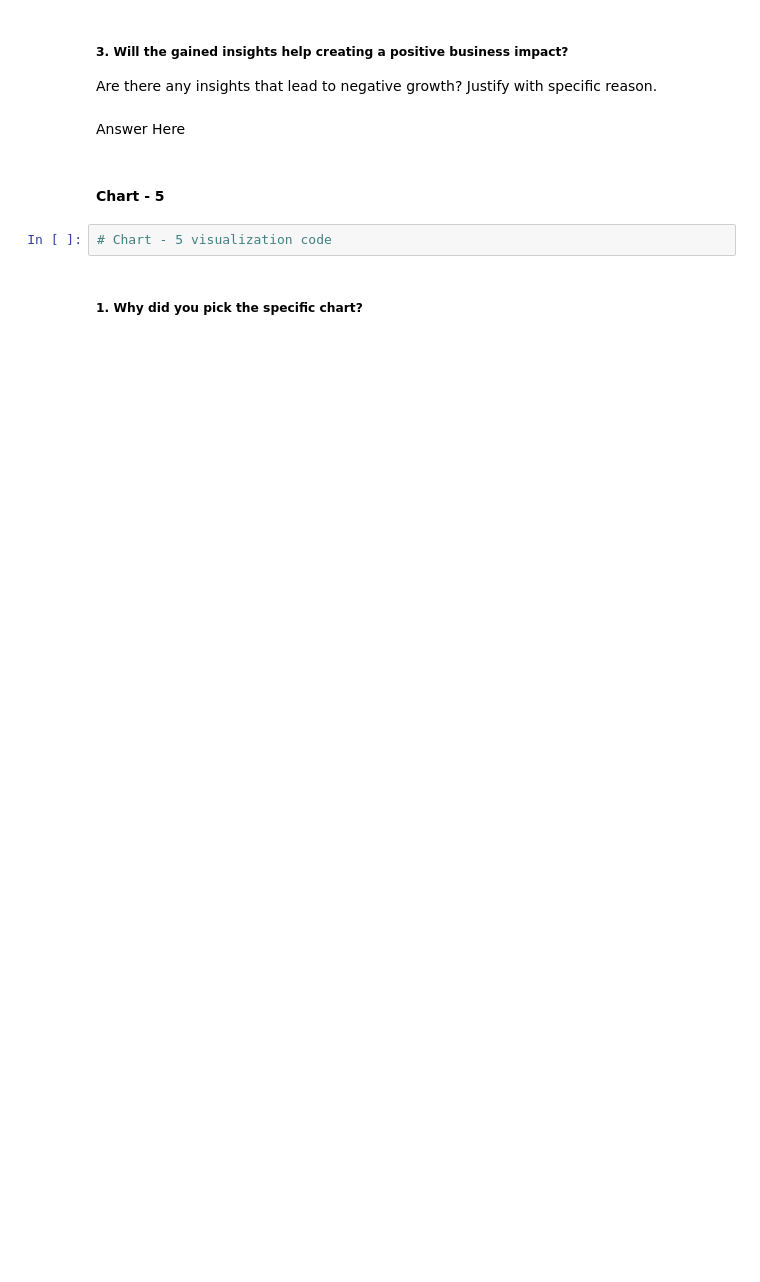
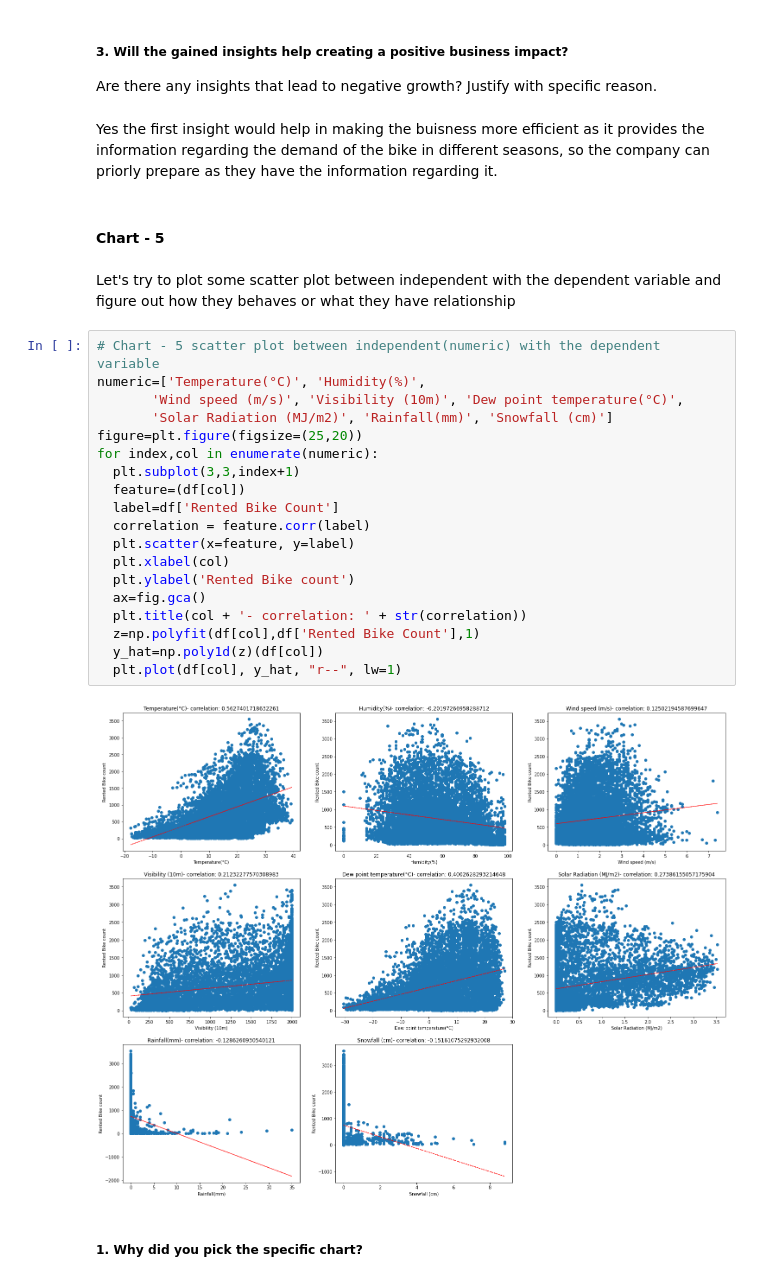
Before and after one commit to Jeevan-NM/Bike-Sharing-Demand-Prediction, a Jupyter notebook: BikeSharingDemandPrediction.ipynb, the cells around one changed output. Drawn from its saved outputs; the diff is of its cells as text; blank space fills up the shorter version.

```diff
--- a/BikeSharingDemandPrediction.ipynb
+++ b/BikeSharingDemandPrediction.ipynb
@@ -544,11 +552,32 @@ Answer Here
 # %% [markdown]
 ##### 3. Will the gained insights help creating a positive business impact?
 Are there any insights that lead to negative growth? Justify with specific reason.
-# %% [markdown]
-Answer Here
+# %% [markdown]
+Yes the first insight would help in making the buisness more efficient as it provides the information regarding the demand of the bike in different seasons, so the company can priorly prepare as they have the information regarding it.
 # %% [markdown]
 #### Chart - 5
-# %%
-# Chart - 5 visualization code
+# %% [markdown]
+Let's try to plot some scatter plot between independent with the dependent variable and figure out how they behaves or what they have relationship
+# %%
+# Chart - 5 scatter plot between independent(numeric) with the dependent variable
+numeric=['Temperature(°C)', 'Humidity(%)',
+       'Wind speed (m/s)', 'Visibility (10m)', 'Dew point temperature(°C)',
+       'Solar Radiation (MJ/m2)', 'Rainfall(mm)', 'Snowfall (cm)']
+figure=plt.figure(figsize=(25,20))
+for index,col in enumerate(numeric):
+  plt.subplot(3,3,index+1)
+  feature=(df[col])
+  label=df['Rented Bike Count']
+  correlation = feature.corr(label)
+  plt.scatter(x=feature, y=label)
+  plt.xlabel(col)
+  plt.ylabel('Rented Bike count')
+  ax=fig.gca()
+  plt.title(col + '- correlation: ' + str(correlation))
+  z=np.polyfit(df[col],df['Rented Bike Count'],1)
+  y_hat=np.poly1d(z)(df[col])
+  plt.plot(df[col], y_hat, "r--", lw=1)
+# %% [output]
+[figure, added]
 # %% [markdown]
 ##### 1. Why did you pick the specific chart?
```
Also changed, not shown: parts of 156 cells of this notebook.
